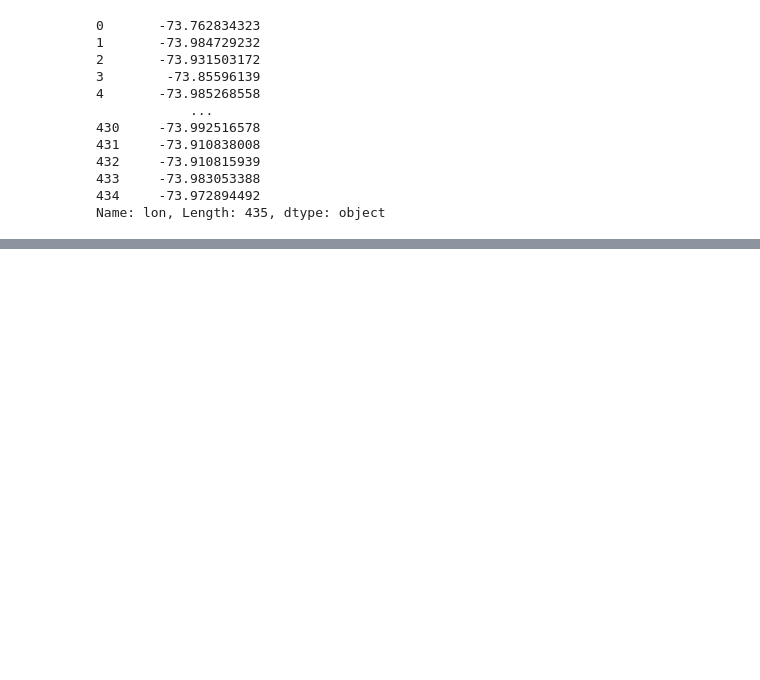
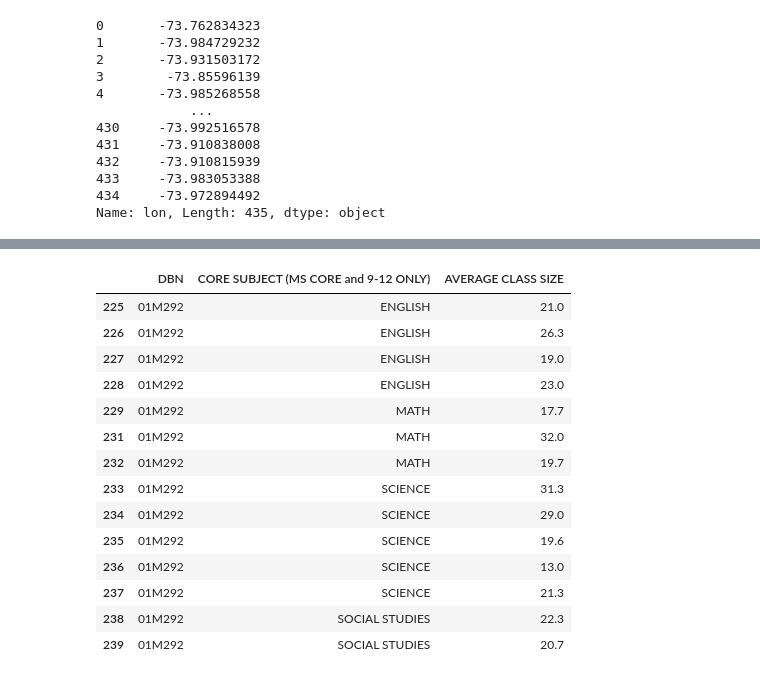
Before and after one commit to hoangvn111/Data-Cleaning-Walkthrough, a Jupyter notebook: Data_Cleaning_Walkthrough.ipynb, the cells around one changed output, grey strips where cells are left out. Saved outputs shown, nothing was run; the diff lists cells and outputs as text; code cells hidden in the pictures; blank space fills up the shorter version.

```diff
--- a/Data_Cleaning_Walkthrough.ipynb
+++ b/Data_Cleaning_Walkthrough.ipynb
@@ -413,0 +499,5 @@ data['hs_directory']['lon'] = pd.to_numeric(data['hs_directory']['lon'], errors=
+# %%
+# Create dataset include 3 columns
+test = class_size[['DBN', 'CORE SUBJECT (MS CORE and 9-12 ONLY)', 'AVERAGE CLASS SIZE']]
+
+test
@@ -413,0 +518,21 @@ data['hs_directory']['lon'] = pd.to_numeric(data['hs_directory']['lon'], errors=
+# %%
+# Group by df following column DBN
+grouped = test.groupby(['DBN'])
+grouped_01M292 = grouped.get_group('01M292')
+grouped_01M292
+# %% [output]
+|  | DBN | CORE SUBJECT (MS CORE and 9-12 ONLY) | AVERAGE CLASS SIZE |
+| 225 | 01M292 | ENGLISH | 21.0 |
+| 226 | 01M292 | ENGLISH | 26.3 |
+| 227 | 01M292 | ENGLISH | 19.0 |
+| 228 | 01M292 | ENGLISH | 23.0 |
+| 229 | 01M292 | MATH | 17.7 |
+| 231 | 01M292 | MATH | 32.0 |
+| 232 | 01M292 | MATH | 19.7 |
+| 233 | 01M292 | SCIENCE | 31.3 |
+| 234 | 01M292 | SCIENCE | 29.0 |
+| 235 | 01M292 | SCIENCE | 19.6 |
+| 236 | 01M292 | SCIENCE | 13.0 |
+| 237 | 01M292 | SCIENCE | 21.3 |
+| 238 | 01M292 | SOCIAL STUDIES | 22.3 |
+| 239 | 01M292 | SOCIAL STUDIES | 20.7 |
```
Also changed, not shown: parts of 30 cells of this notebook.
